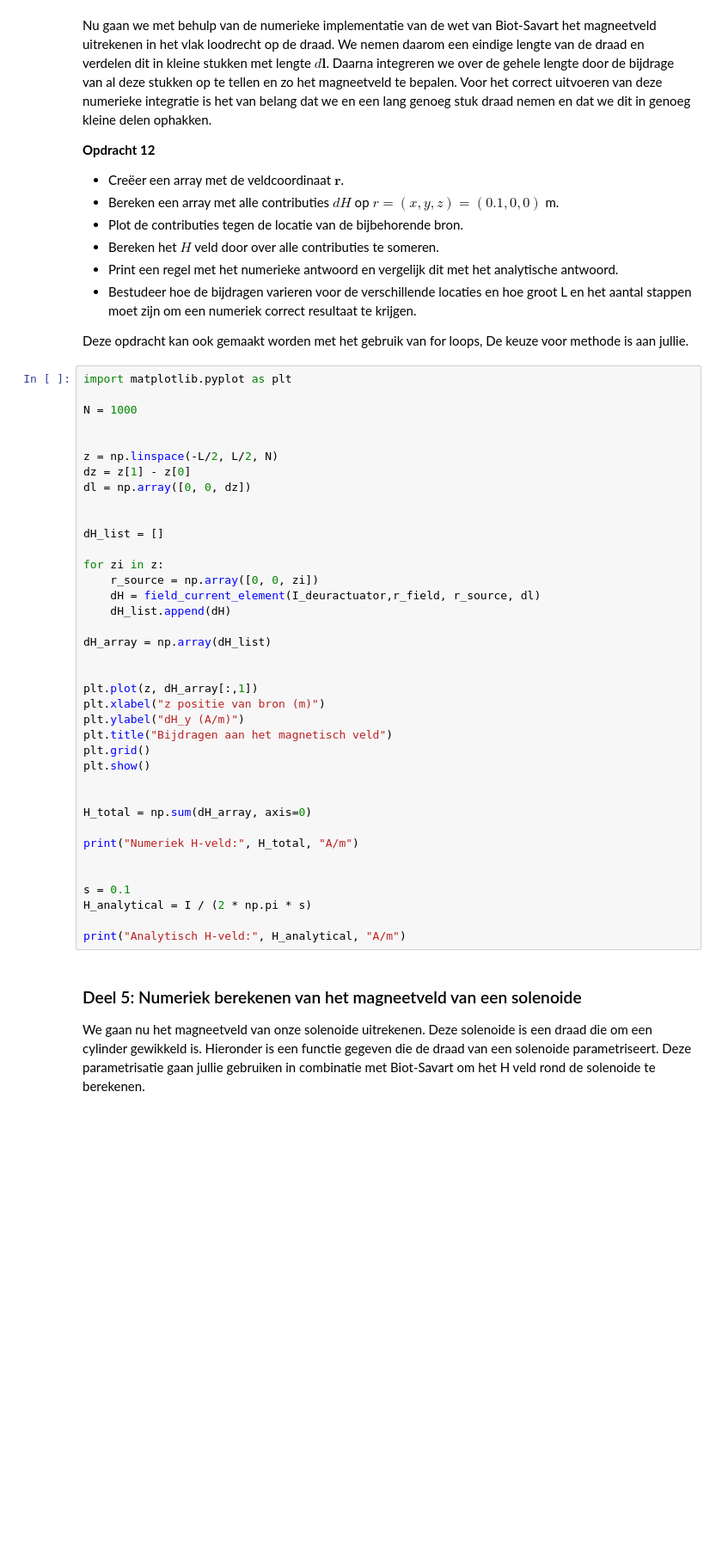
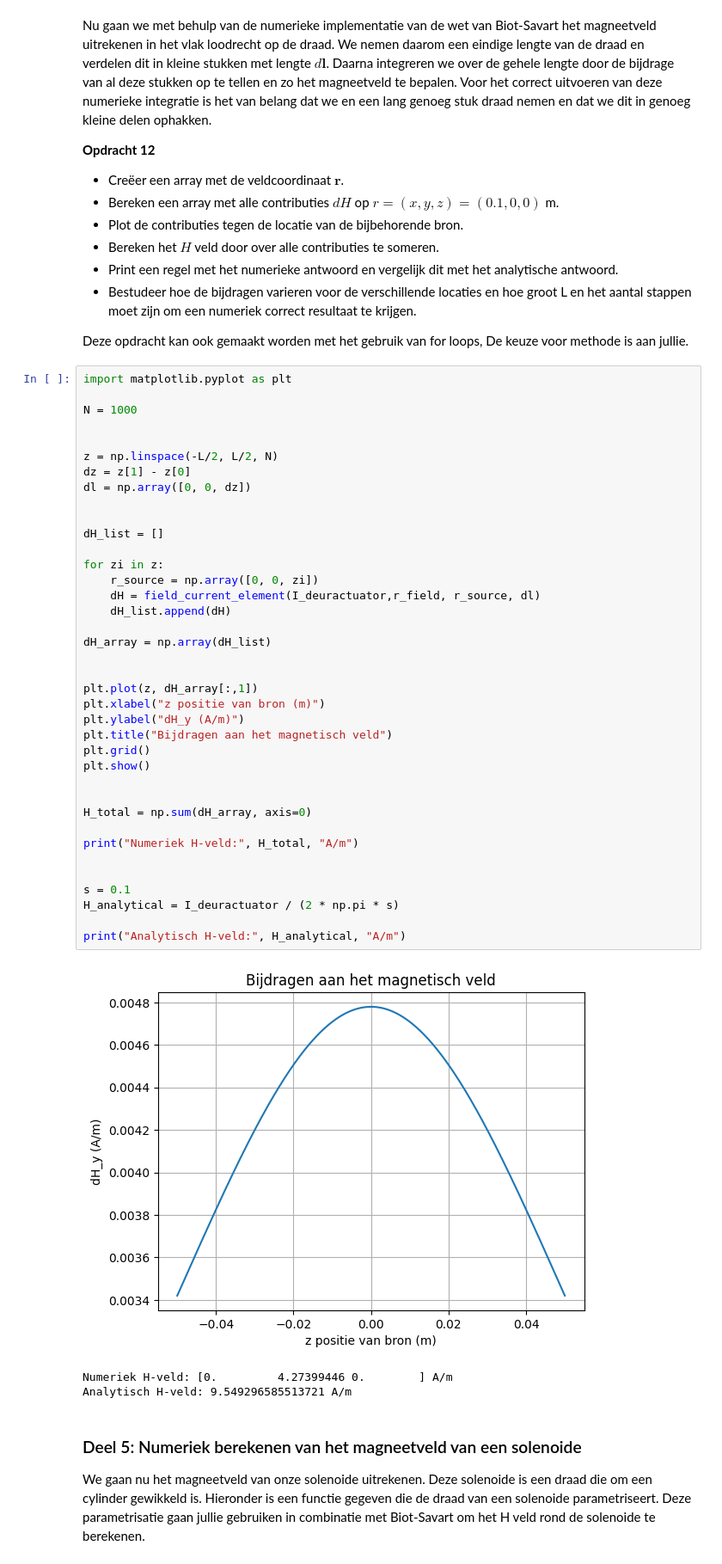
Before and after one commit to PimvanBeers/opdrachten-DEF-D, a Jupyter notebook: 2KrachtactuatorOpdracht/KrachtactuatorOpdracht.ipynb, the cells around one changed output. Shown at 86% size. Drawn from its saved outputs; the diff is of its cells as text; blank space fills up the shorter version.

```diff
--- a/2KrachtactuatorOpdracht/KrachtactuatorOpdracht.ipynb
+++ b/2KrachtactuatorOpdracht/KrachtactuatorOpdracht.ipynb
@@ -373,34 +375,38 @@ z = np.linspace(-L/2, L/2, N)
 dz = z[1] - z[0]
 dl = np.array([0, 0, dz])
 
 
 dH_list = []
 
 for zi in z:
     r_source = np.array([0, 0, zi])
     dH = field_current_element(I_deuractuator,r_field, r_source, dl)
     dH_list.append(dH)
 
 dH_array = np.array(dH_list)
 
 
 plt.plot(z, dH_array[:,1])
 plt.xlabel("z positie van bron (m)")
 plt.ylabel("dH_y (A/m)")
 plt.title("Bijdragen aan het magnetisch veld")
 plt.grid()
 plt.show()
 
 
 H_total = np.sum(dH_array, axis=0)
 
 print("Numeriek H-veld:", H_total, "A/m")
 
 
 s = 0.1
-H_analytical = I / (2 * np.pi * s)
+H_analytical = I_deuractuator / (2 * np.pi * s)
 
 print("Analytisch H-veld:", H_analytical, "A/m")
+# %% [output]
+[figure, added]
+Numeriek H-veld: [0.         4.27399446 0.        ] A/m
+Analytisch H-veld: 9.549296585513721 A/m
 # %% [markdown]
 ### Deel 5: Numeriek berekenen van het magneetveld van een solenoide
 
```
Also changed, not shown: parts of 6 cells of this notebook.
